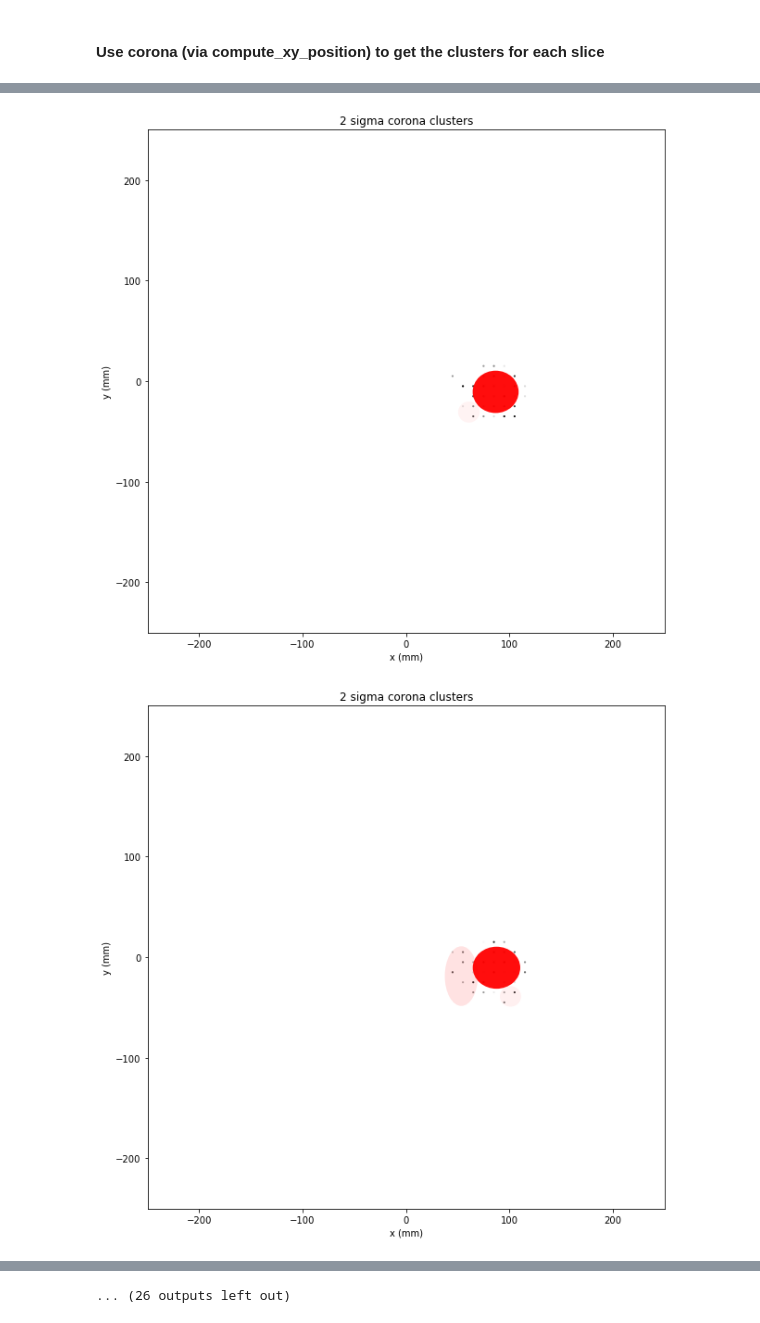
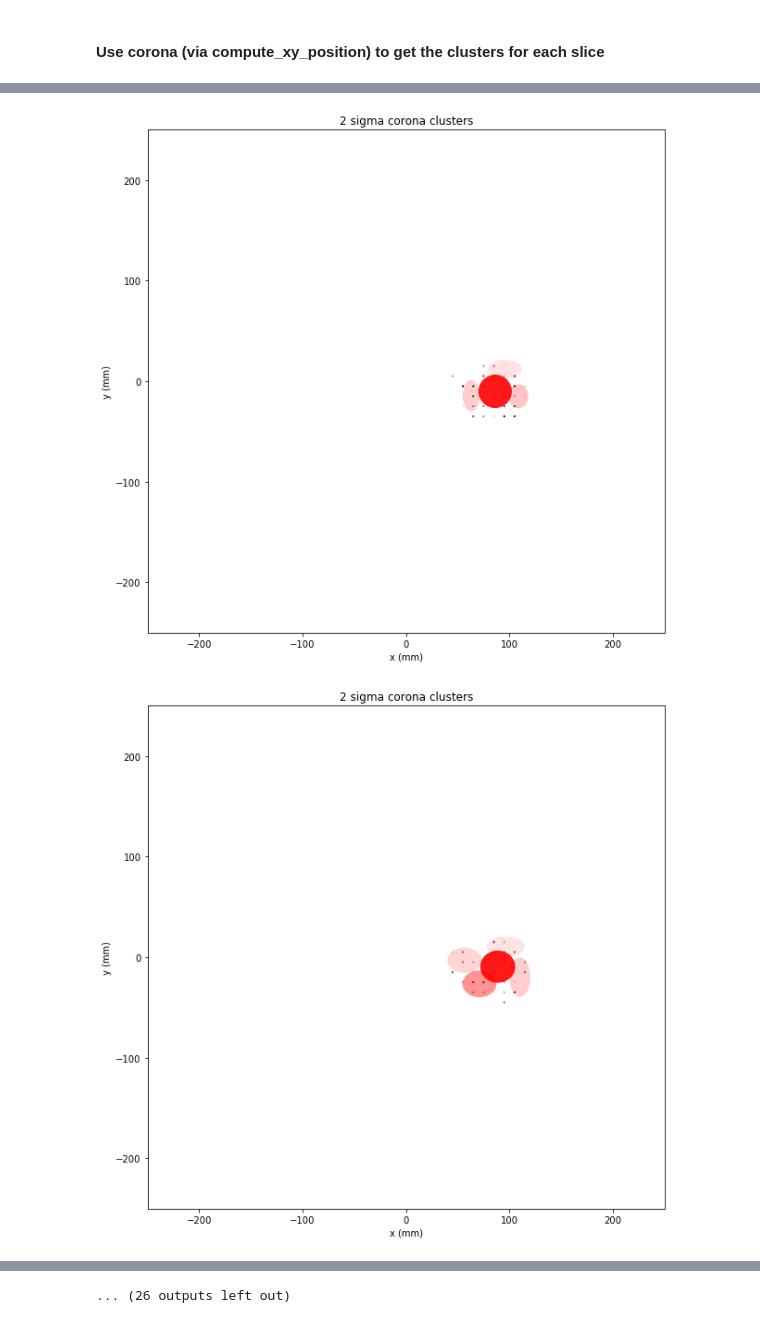
Before and after one commit to abotas/ICARO, a Jupyter notebook: invisible_cities/utils/Corona_Na.ipynb, the cells around one changed output, grey strips where cells are left out. Saved outputs shown, nothing was run; the diff lists cells and outputs as text; code cells hidden in the pictures.

```diff
--- a/invisible_cities/utils/Corona_Na.ipynb
+++ b/invisible_cities/utils/Corona_Na.ipynb
@@ -134,7 +134,7 @@ I picked a more interesting looking event
 # %%
 T     =  3*units.pes
 msipm =  3
-rmax  = 33*units.mm # if < 10mm won't see plots because xrms,yrms=0 sicne pitch=10mm
+rmax  = 20*units.mm # if < 10mm won't see plots because xrms,yrms=0 sicne pitch=10mm
 nsig  =  2 # plot param: ellipses with width 2*nsig*Xrms and height 2*nsig*Yrms
 
 S1 = S1s  .get(event_number, {})
@@ -153,7 +153,7 @@ for slice_no in range(n_slices):
         e=Ellipse(xy=(c.X,c.Y), width=2*nsig*c.Xrms, height=2*nsig*c.Yrms)
         ax.add_artist(e)
         e.set_clip_box(ax.bbox)
-        e.set_alpha(min(.95, c.Q / 200.0*units.pes))
+        e.set_alpha(min(.90, c.Q / 200.0*units.pes))
         e.set_facecolor('red')
 
     plt.title(str(nsig) + ' sigma corona clusters')
@@ -167,2 +167,2 @@ for slice_no in range(n_slices):
-[figure, old version]
+[figure, new version]
-[figure, old version]
+[figure, new version]
```
Also changed, not shown: parts of 1 cell of this notebook, 1 other file.
